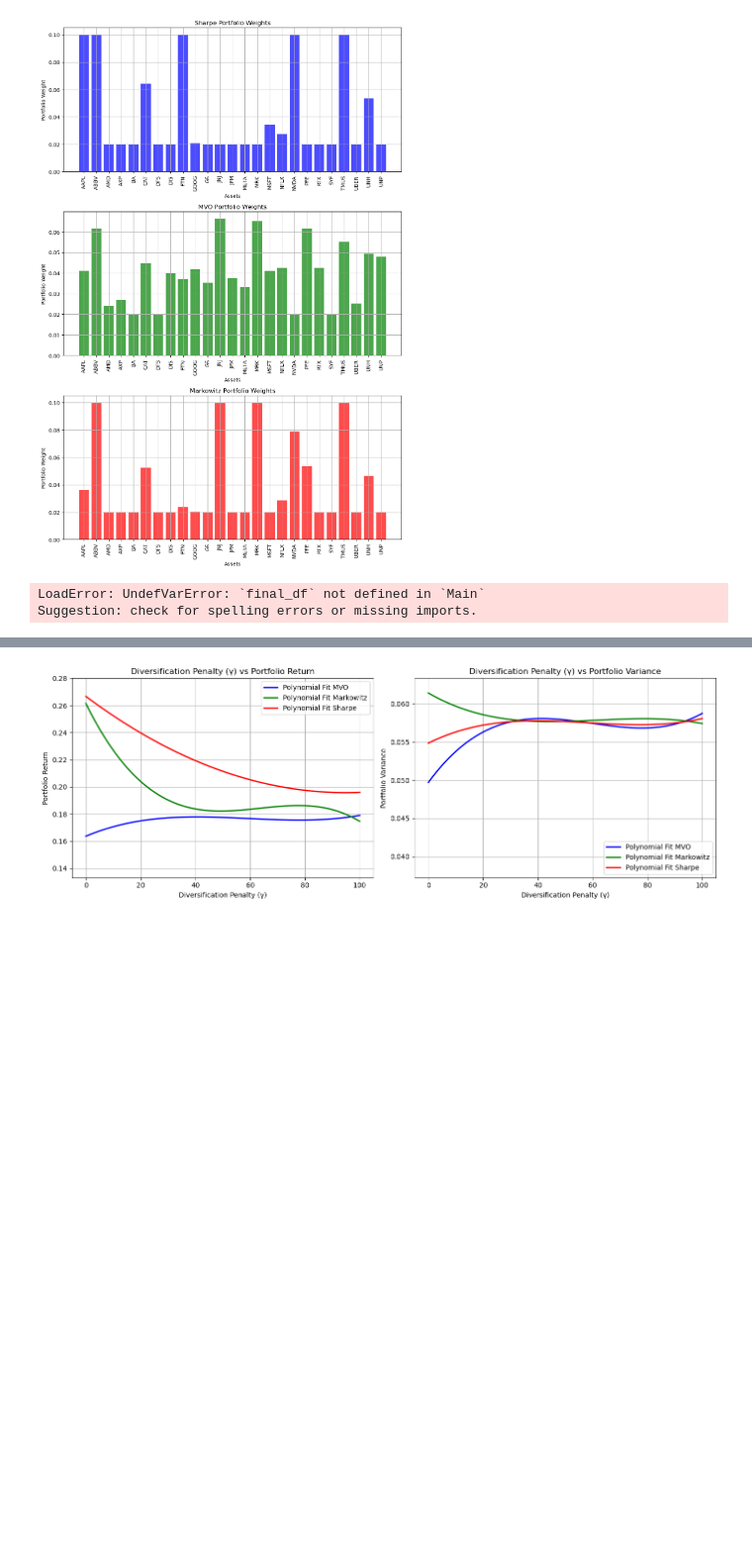
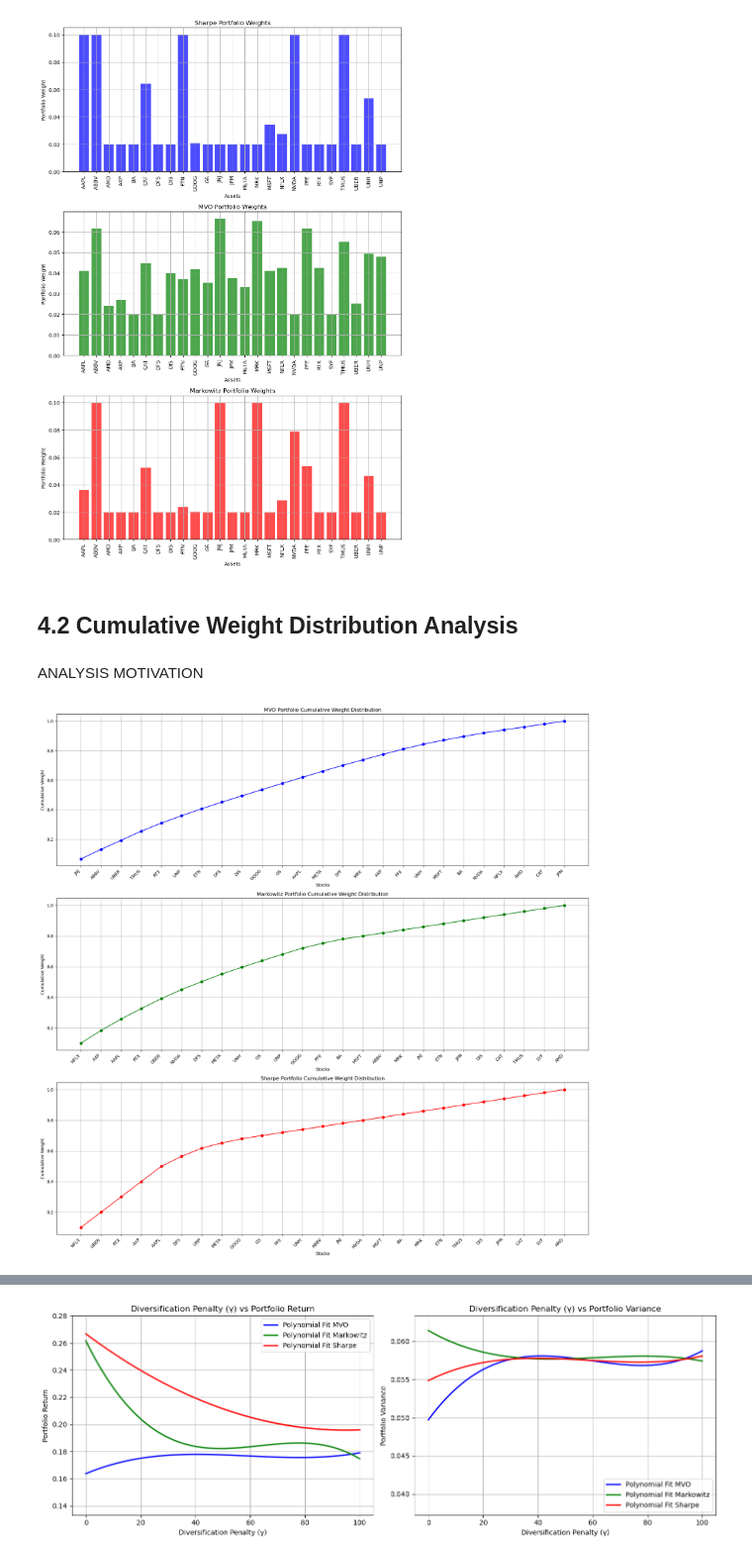
Before and after one commit to VPhilavong/Portfolio-Optimization-Julia, a Jupyter notebook: Project_Portfolio_Optimization.ipynb, the cells around one changed output, grey strips where cells are left out. Shown at 99% size. Cells and saved outputs as stored; diff of their text form; code cells hidden in the pictures; blank space fills up the shorter version.

Commit message:
Combined code

```diff
--- a/Project_Portfolio_Optimization.ipynb
+++ b/Project_Portfolio_Optimization.ipynb
@@ -521,21 +572,52 @@ end
 show()
 # %% [output]
 [figure]
+# %% [markdown]
+## 4.2 Cumulative Weight Distribution Analysis
+# %% [markdown]
+ANALYSIS MOTIVATION
 # %%
-sorted_weights = sort(collect(zip(final_df.StockName, value.(x))), by=x->x[2], rev=true)
+figure(figsize=(18, 18))  # Adjust figure size to accommodate three subplots
 
-# Plot cumulative weights
-figure(figsize=(12, 6))
+# Plot for MVO Portfolio Cumulative Weight Distribution
+subplot(3, 1, 1)
+sorted_weights = sort(collect(zip(final_df.StockName, mvo_result[1])), by=x->x[2], rev=true)
 weights = [w[2] for w in sorted_weights]
 cumsum_weights = cumsum(weights)
-plot(1:length(weights), cumsum_weights, "ro-")  # Changed 'ro-' to "ro-"
+plot(1:length(weights), cumsum_weights, "bo-")  # Blue color for MVO
 xticks(1:length(weights), [w[1] for w in sorted_weights], rotation=45, ha="right")
 xlabel("Stocks")
 ylabel("Cumulative Weight")
-title("Portfolio Cumulative Weight Distribution")
+title("MVO Portfolio Cumulative Weight Distribution")
 grid(true)
 tight_layout()
-show()
+
+# Plot for Markowitz Portfolio Cumulative Weight Distribution
+subplot(3, 1, 2)
+sorted_weights = sort(collect(zip(final_df.StockName, markowitz_result[1])), by=x->x[2], rev=true)
+weights = [w[2] for w in sorted_weights]
+cumsum_weights = cumsum(weights)
+plot(1:length(weights), cumsum_weights, "go-")  # Green color for Markowitz
+xticks(1:length(weights), [w[1] for w in sorted_weights], rotation=45, ha="right")
+xlabel("Stocks")
+ylabel("Cumulative Weight")
+title("Markowitz Portfolio Cumulative Weight Distribution")
+grid(true)
+tight_layout()
+
+# Plot for Sharpe Portfolio Cumulative Weight Distribution
+subplot(3, 1, 3)
+sorted_weights = sort(collect(zip(final_df.StockName, sharpe_result[1])), by=x->x[2], rev=true)
+weights = [w[2] for w in sorted_weights]
+cumsum_weights = cumsum(weights)
+plot(1:length(weights), cumsum_weights, "ro-")  # Red color for Sharpe
+xticks(1:length(weights), [w[1] for w in sorted_weights], rotation=45, ha="right")
+xlabel("Stocks")
+ylabel("Cumulative Weight")
+title("Sharpe Portfolio Cumulative Weight Distribution")
+grid(true)
+tight_layout()
+
+savefig("cumulative_weights_combined.png")
 # %% [output]
-LoadError: UndefVarError: `final_df` not defined in `Main`
-Suggestion: check for spelling errors or missing imports.
+[figure, added]
```
Also changed, not shown: parts of 10 cells of this notebook, 2 other files.
